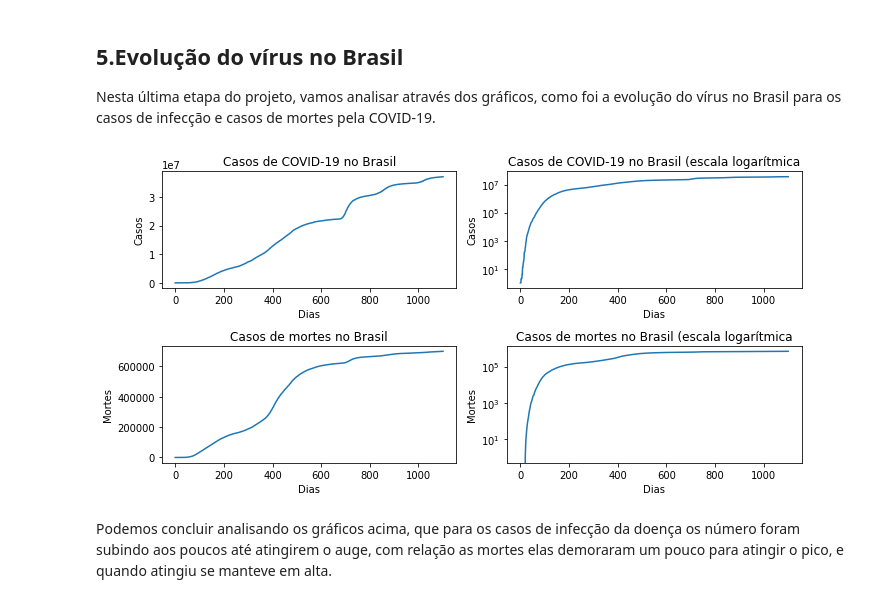
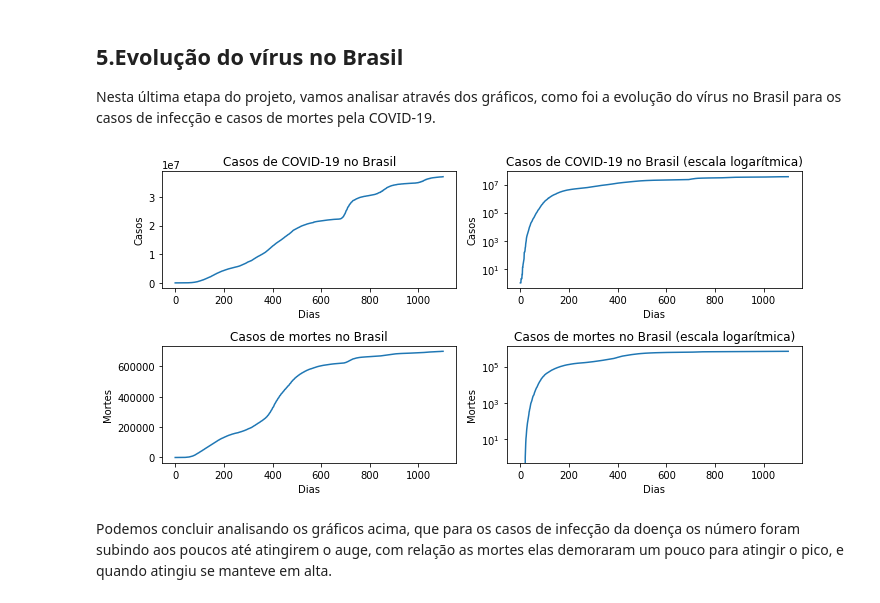
Before and after one commit to julianadslopes/Data_Science, a Jupyter notebook: Projeto_Covid19/Projeto_Panorama_da_COVID_19_no_Brasil_e_no_Mundo.ipynb, the cells around one changed output. Saved outputs shown, nothing was run; the diff lists cells and outputs as text; code cells hidden in the pictures.

```diff
--- a/Projeto_Covid19/Projeto_Panorama_da_COVID_19_no_Brasil_e_no_Mundo.ipynb
+++ b/Projeto_Covid19/Projeto_Panorama_da_COVID_19_no_Brasil_e_no_Mundo.ipynb
@@ -569,35 +569,35 @@ Nesta última etapa do projeto, vamos analisar através dos gráficos, como foi
 # %%
 # plotando os gráficos de casos e mortes em escalas linear e logarítmica
 a = list(range(1102))
 b = df_brasil['total_cases']
 c = df_brasil['total_deaths']
 
 fig, ((ax1, ax2), (ax3, ax4)) = plt.subplots(nrows = 2, ncols = 2, figsize=(10, 5))
 ax1.set_title('Casos de COVID-19 no Brasil')
 ax1.set_xlabel('Dias')
 ax1.set_ylabel('Casos')
 ax1.plot(a, b)
 
-ax2.set_title('Casos de COVID-19 no Brasil (escala logarítmica')
+ax2.set_title('Casos de COVID-19 no Brasil (escala logarítmica)')
 ax2.set_xlabel('Dias')
 ax2.set_ylabel('Casos')
 ax2.set_yscale('log')
 ax2.plot(a, b)
 
 ax3.set_title('Casos de mortes no Brasil')
 ax3.set_xlabel('Dias')
 ax3.set_ylabel('Mortes')
 ax3.plot(a, c)
 
-ax4.set_title('Casos de mortes no Brasil (escala logarítmica')
+ax4.set_title('Casos de mortes no Brasil (escala logarítmica)')
 ax4.set_xlabel('Dias')
 ax4.set_ylabel('Mortes')
 ax4.set_yscale('log')
 ax4.plot(a, c)
 
 plt.tight_layout()
 # %% [output]
-[figure, old version]
+[figure, new version]
 # %% [markdown]
 Podemos concluir analisando os gráficos acima, que para os casos de infecção da doença os número foram subindo aos poucos até atingirem o auge, com relação as mortes elas demoraram um pouco para atingir o pico, e quando atingiu se manteve em alta.
 # %% [markdown]
```
